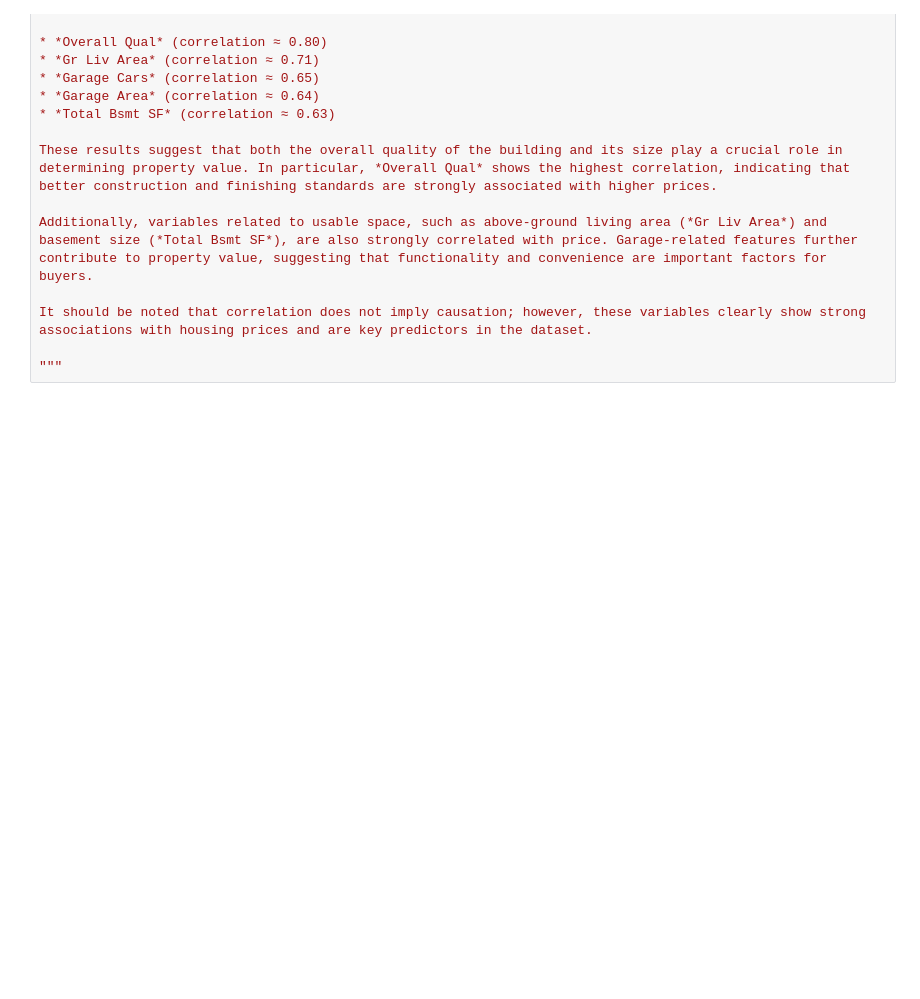
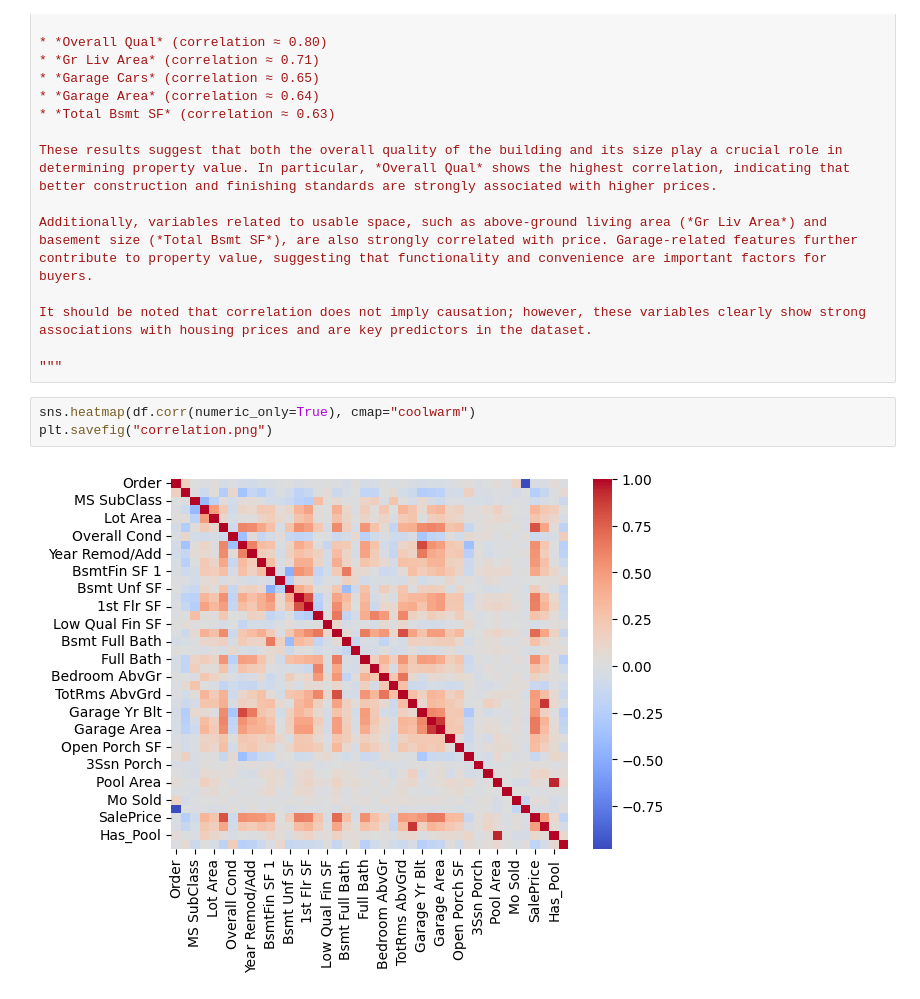
Before and after one commit to Tomasz-Marek/ames-housing-eda, a Jupyter notebook: notebooks/01_ames_eda.ipynb, the cells around one changed output. Saved outputs shown, nothing was run; the diff lists cells and outputs as text; blank space fills up the shorter version.

Commit message:
plt figures

```diff
--- a/notebooks/01_ames_eda.ipynb
+++ b/notebooks/01_ames_eda.ipynb
@@ -306,3 +306,8 @@ Additionally, variables related to usable space, such as above-ground living are
 It should be noted that correlation does not imply causation; however, these variables clearly show strong associations with housing prices and are key predictors in the dataset.
 
 """
+# %%
+sns.heatmap(df.corr(numeric_only=True), cmap="coolwarm")
+plt.savefig("correlation.png")
+# %% [output]
+[figure, added]
```
Also changed, not shown: 1 other file.
